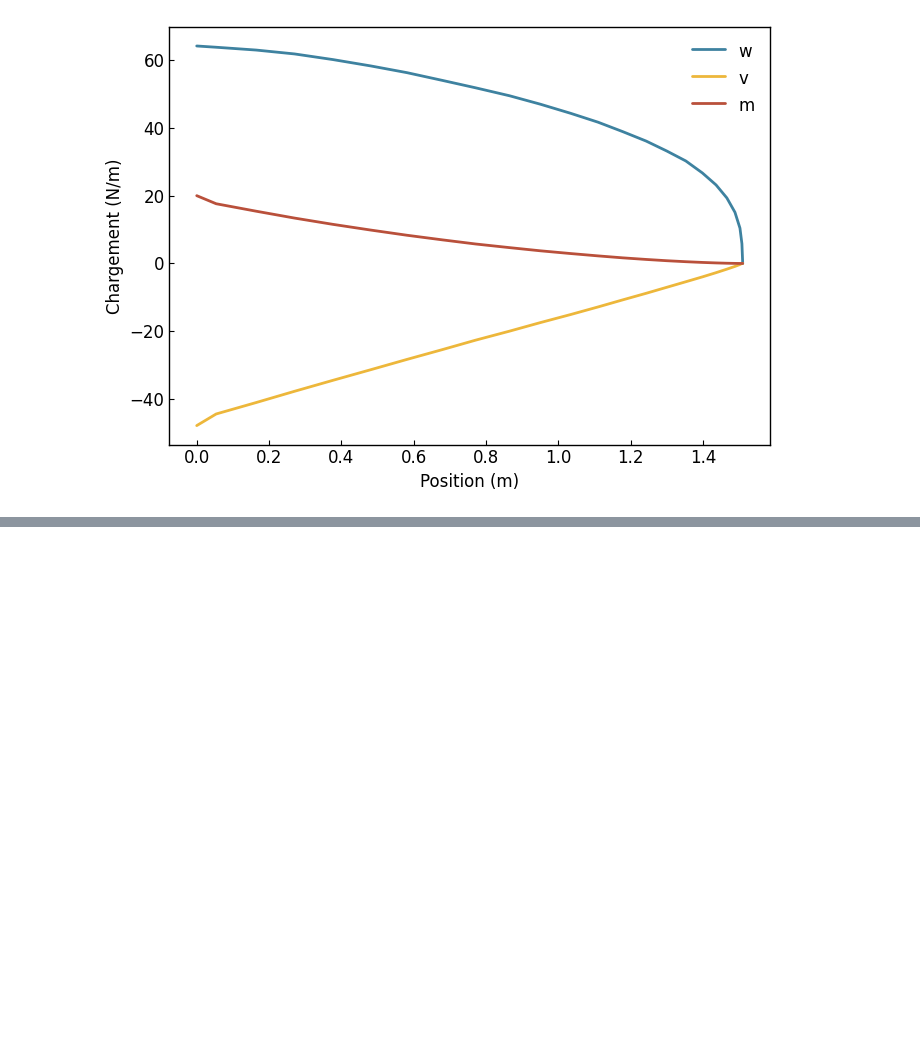
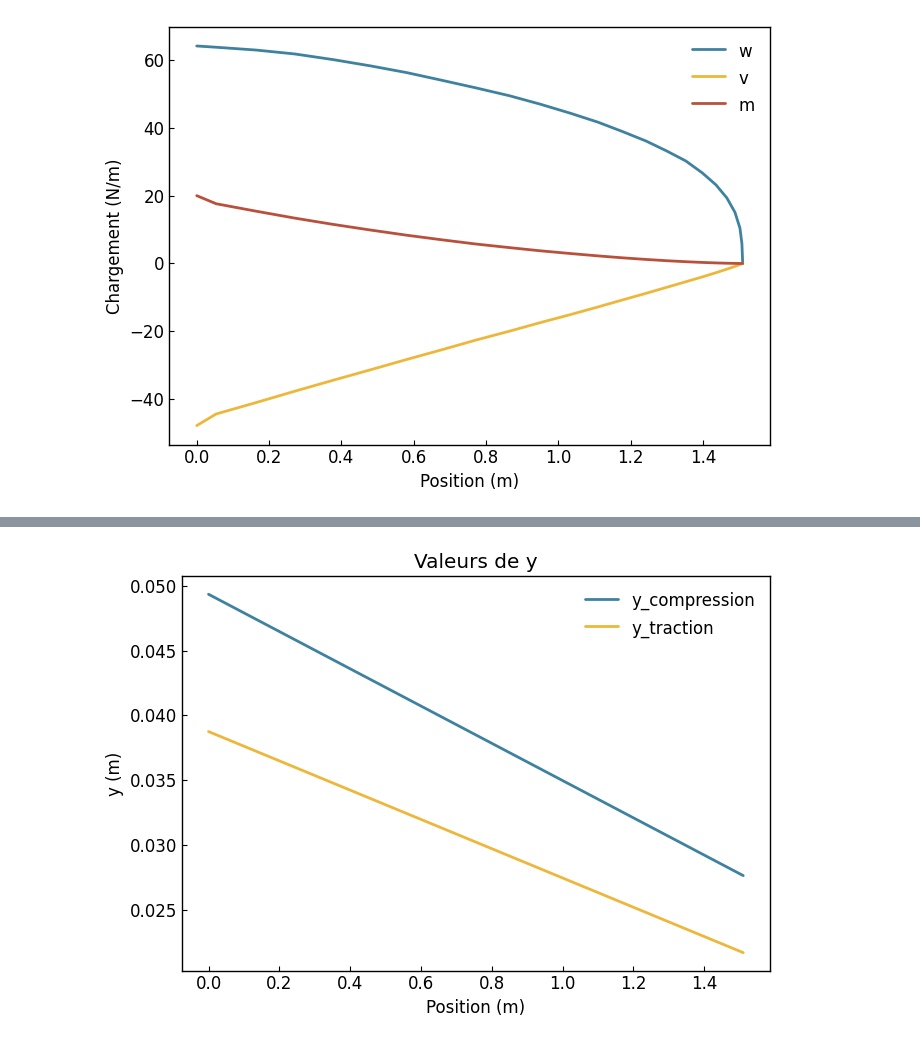
Before and after one commit to Oddball777/etude_cas_rdm, a Jupyter notebook: etude_cas_rdm/main.ipynb, the cells around one changed output, grey strips where cells are left out. Saved outputs shown, nothing was run; the diff lists cells and outputs as text; code cells hidden in the pictures; blank space fills up the shorter version.

```diff
--- a/etude_cas_rdm/main.ipynb
+++ b/etude_cas_rdm/main.ipynb
@@ -172,0 +233,19 @@ rev_aile.surface_profile(0.3)
+# %%
+# Chaque liste contient les valeurs pour chaque position le long de l'aile
+valeurs_c = [rev_aile.c(l) for l in positions_aile]
+valeurs_y_max = [y_max_norm * c for c in valeurs_c]
+valeurs_y_min = [y_min_norm * c for c in valeurs_c]
+valeurs_centroide = [rev_aile.centroide_y(l) for l in positions_aile]
+
+# Chargement est par en dessous du profil, donc compression à y_max et traction à y_min
+y_compression = np.array(valeurs_y_max) - np.array(valeurs_centroide)
+y_traction = np.array(valeurs_centroide) - np.array(valeurs_y_min)
+
+curve_comp = gl.Curve(positions_aile, y_compression, label="y_compression")
+curve_trac = gl.Curve(positions_aile, y_traction, label="y_traction")
+
+fig = gl.Figure(size=(7, 5), x_label='Position (m)', y_label='y (m)', title='Valeurs de y')
+fig.add_elements(curve_comp, curve_trac)
+fig.show()
+# %% [output]
+[figure, added]
```
Also changed, not shown: parts of 27 cells of this notebook.
